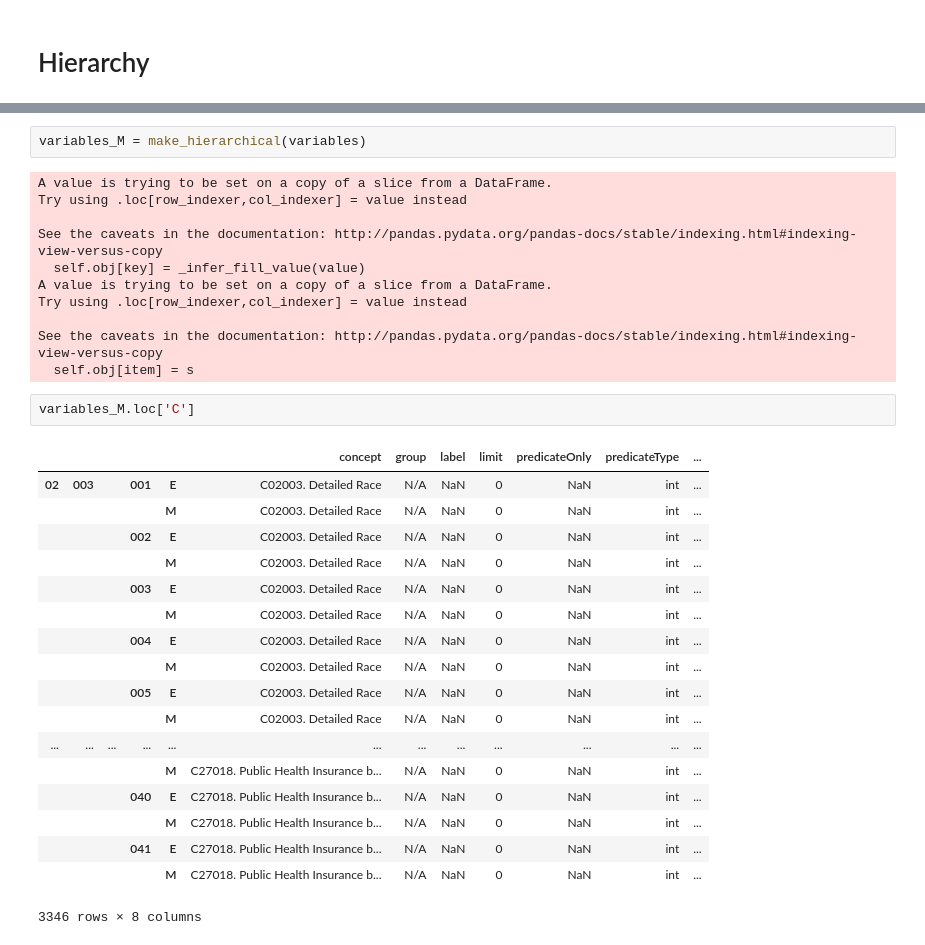
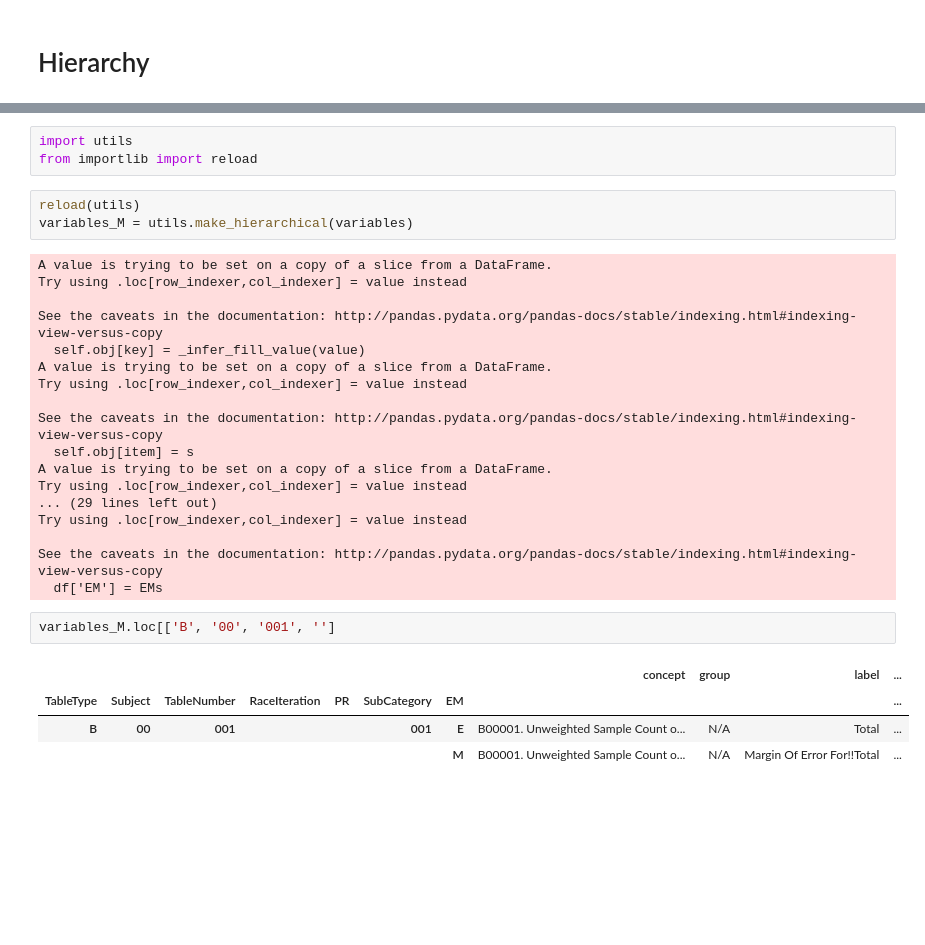
Before and after one commit to pssachdeva/census_viz, a Jupyter notebook: feature_exploration.ipynb, the cells around one changed output, grey strips where cells are left out. Drawn from its saved outputs; the diff is of its cells as text; blank space fills up the shorter version.

```diff
--- a/feature_exploration.ipynb
+++ b/feature_exploration.ipynb
@@ -137,34 +88,31 @@ def combine_index(collapse, highest, measure, letters, label, ME):
-# %%
-variables_M = make_hierarchical(variables)
-# %% [output]
-A value is trying to be set on a copy of a slice from a DataFrame.
-Try using .loc[row_indexer,col_indexer] = value instead
-
-See the caveats in the documentation: http://pandas.pydata.org/pandas-docs/stable/indexing.html#indexing-view-versus-copy
-  self.obj[key] = _infer_fill_value(value)
-A value is trying to be set on a copy of a slice from a DataFrame.
-Try using .loc[row_indexer,col_indexer] = value instead
-
-See the caveats in the documentation: http://pandas.pydata.org/pandas-docs/stable/indexing.html#indexing-view-versus-copy
-  self.obj[item] = s
+# %%
+import utils
+from importlib import reload
+# %%
+reload(utils)
+variables_M = utils.make_hierarchical(variables)
+# %% [output]
+A value is trying to be set on a copy of a slice from a DataFrame.
+Try using .loc[row_indexer,col_indexer] = value instead
+
+See the caveats in the documentation: http://pandas.pydata.org/pandas-docs/stable/indexing.html#indexing-view-versus-copy
+  self.obj[key] = _infer_fill_value(value)
+A value is trying to be set on a copy of a slice from a DataFrame.
+Try using .loc[row_indexer,col_indexer] = value instead
+
+See the caveats in the documentation: http://pandas.pydata.org/pandas-docs/stable/indexing.html#indexing-view-versus-copy
+  self.obj[item] = s
+A value is trying to be set on a copy of a slice from a DataFrame.
+Try using .loc[row_indexer,col_indexer] = value instead
+... (29 lines left out)
+Try using .loc[row_indexer,col_indexer] = value instead
+
+See the caveats in the documentation: http://pandas.pydata.org/pandas-docs/stable/indexing.html#indexing-view-versus-copy
+  df['EM'] = EMs
 # %%
-variables_M.loc['C']
+variables_M.loc[['B', '00', '001', '']
 # %% [output]
-|  |  |  |  |  | concept | group | label | limit | predicateOnly | predicateType | ... |
-| 02 | 003 |  | 001 | E | C02003. Detailed Race | N/A | NaN | 0 | NaN | int | ... |
-|  |  |  |  | M | C02003. Detailed Race | N/A | NaN | 0 | NaN | int | ... |
-|  |  |  | 002 | E | C02003. Detailed Race | N/A | NaN | 0 | NaN | int | ... |
-|  |  |  |  | M | C02003. Detailed Race | N/A | NaN | 0 | NaN | int | ... |
-|  |  |  | 003 | E | C02003. Detailed Race | N/A | NaN | 0 | NaN | int | ... |
-|  |  |  |  | M | C02003. Detailed Race | N/A | NaN | 0 | NaN | int | ... |
-|  |  |  | 004 | E | C02003. Detailed Race | N/A | NaN | 0 | NaN | int | ... |
-|  |  |  |  | M | C02003. Detailed Race | N/A | NaN | 0 | NaN | int | ... |
-|  |  |  | 005 | E | C02003. Detailed Race | N/A | NaN | 0 | NaN | int | ... |
-|  |  |  |  | M | C02003. Detailed Race | N/A | NaN | 0 | NaN | int | ... |
-| ... | ... | ... | ... | ... | ... | ... | ... | ... | ... | ... | ... |
-|  |  |  |  | M | C27018. Public Health Insurance b... | N/A | NaN | 0 | NaN | int | ... |
-|  |  |  | 040 | E | C27018. Public Health Insurance b... | N/A | NaN | 0 | NaN | int | ... |
-|  |  |  |  | M | C27018. Public Health Insurance b... | N/A | NaN | 0 | NaN | int | ... |
-|  |  |  | 041 | E | C27018. Public Health Insurance b... | N/A | NaN | 0 | NaN | int | ... |
-|  |  |  |  | M | C27018. Public Health Insurance b... | N/A | NaN | 0 | NaN | int | ... |
+|  |  |  |  |  |  |  | concept | group | label | ... |
+| TableType | Subject | TableNumber | RaceIteration | PR | SubCategory | EM |  |  |  | ... |
+| B | 00 | 001 |  |  | 001 | E | B00001. Unweighted Sample Count o... | N/A | Total | ... |
+|  |  |  |  |  |  | M | B00001. Unweighted Sample Count o... | N/A | Margin Of Error For!!Total | ... |
-3346 rows × 8 columns
```
Also changed, not shown: parts of 4 cells of this notebook, 1 other file.
